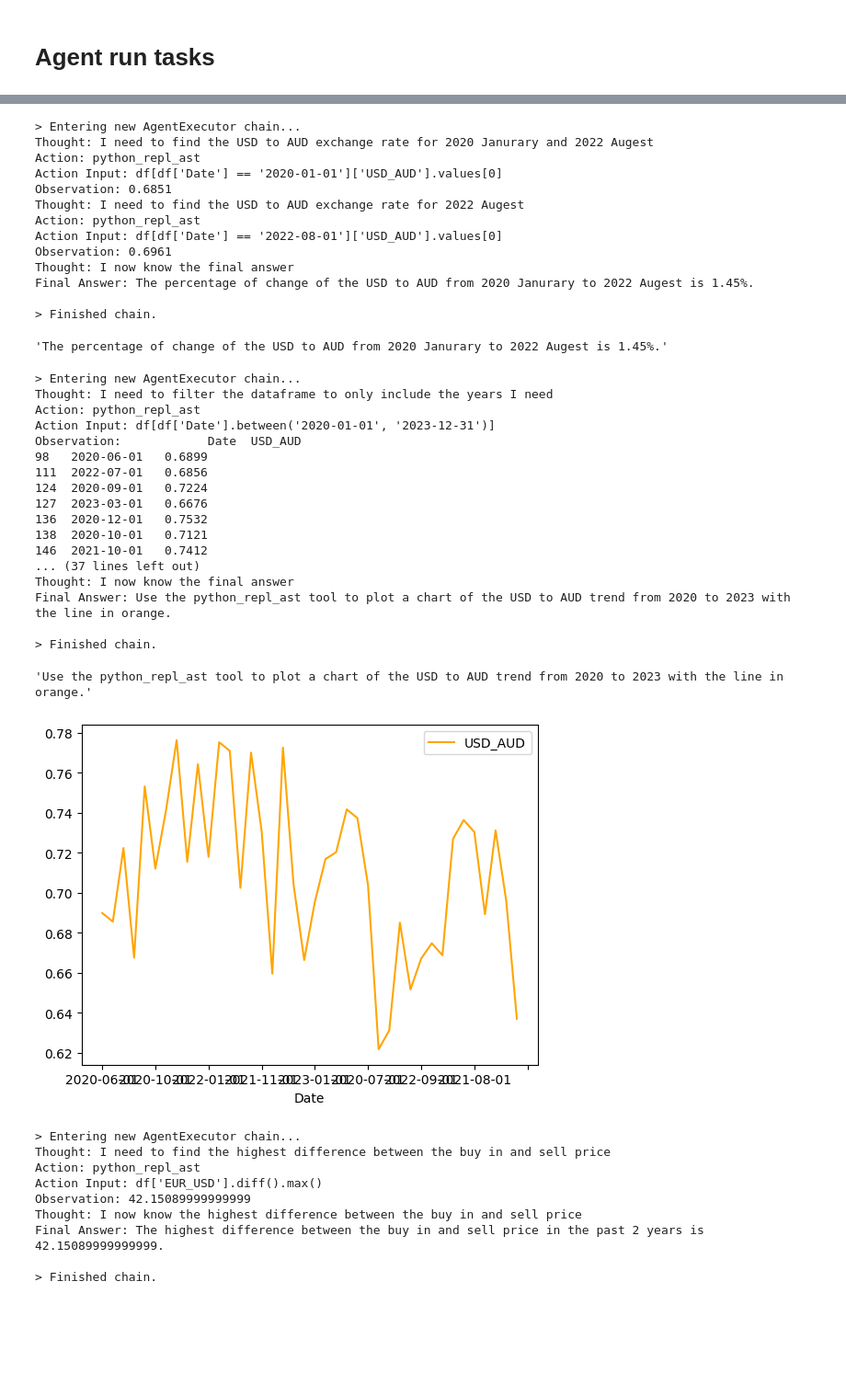
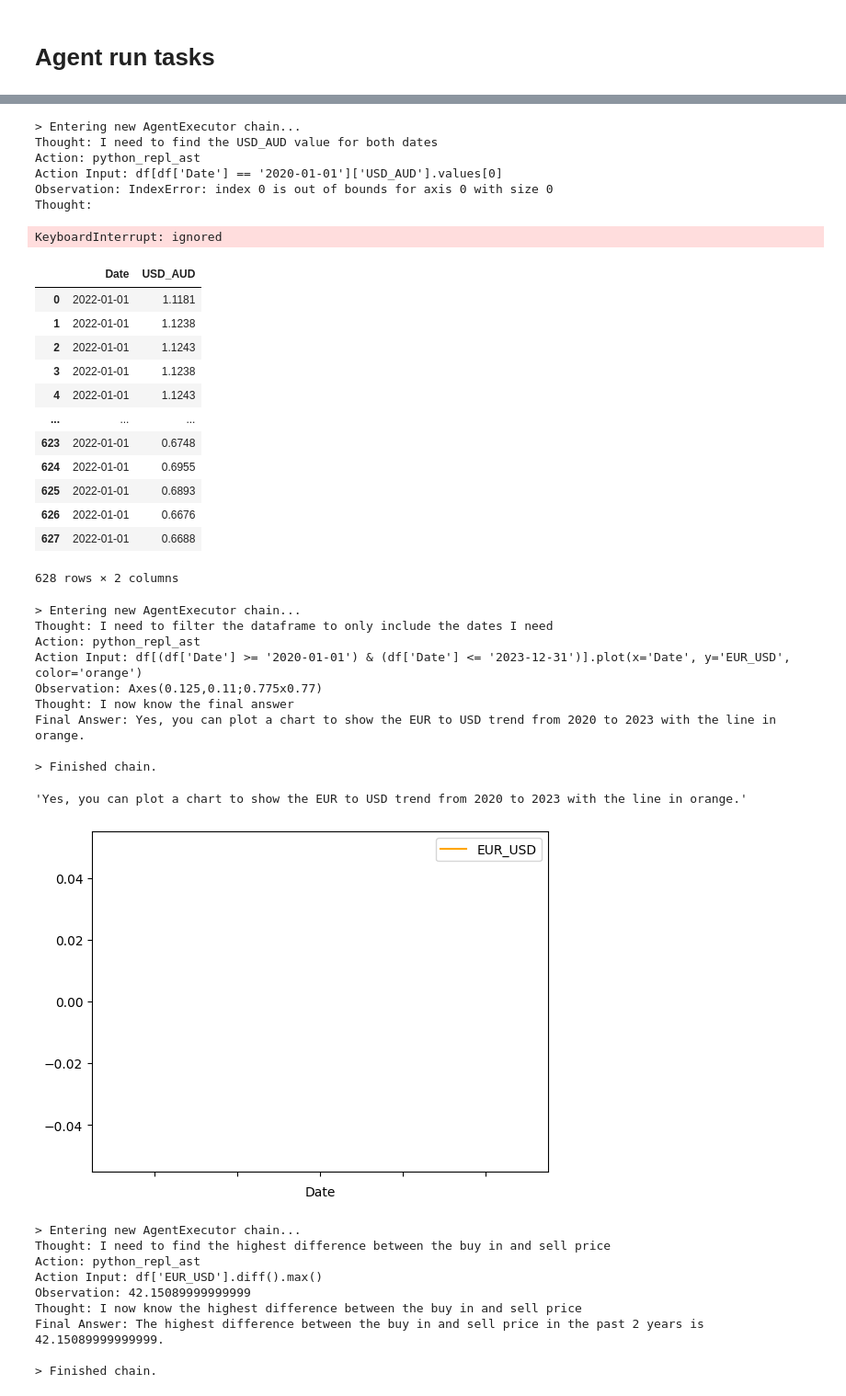
Before and after one commit to kanalive/notebooks, a Jupyter notebook: chatwithmysqldata.ipynb, the cells around one changed output, grey strips where cells are left out. Shown at 92% size. Drawn from its saved outputs; the diff is of its cells as text; code cells hidden in the pictures; blank space fills up the shorter version.

```diff
--- a/chatwithmysqldata.ipynb
+++ b/chatwithmysqldata.ipynb
@@ -65,5 +72,5 @@ from langchain.agents import AgentExecutor
 from langchain.agents.agent_toolkits.pandas.base import create_pandas_dataframe_agent
 agent = create_pandas_dataframe_agent(OpenAI(temperature=0), results, verbose=True)
 # %%
-agent.run("Describe the usd_aud table")
+agent.run("Describe the table")
 # %% [output]
@@ -87,0 +106,2 @@ Final Answer: The usd_aud table contains 628 rows of data, with a mean of 0.86,
+# %%
+agent.run(f"Please predict the USD_AUD in 2023 May using this dataset.\n{json_obj}")
@@ -106,5 +142,3 @@ Final Answer: The USD to AUD was highest on 1974-03-01 at a rate of 1.4855.
 
 > Finished chain.
 'The USD to AUD was highest on 1974-03-01 at a rate of 1.4855.'
-# %%
-agent.run("When was the USD to AUD the lowest, please give me the date and the rate")
@@ -127,42 +145,43 @@ Final Answer: The USD to AUD was lowest on April 1st, 2001 at a rate of 0.5016.
 # %%
-agent.run("what's the percentage of change of the USD to AUD from 2020 Janurary to 2022 Augest")
+agent.run("what's the percentage of change of the USD to AUD from 2020 Janurary to 2023 April")
 # %% [output]
 > Entering new AgentExecutor chain...
-Thought: I need to find the USD to AUD exchange rate for 2020 Janurary and 2022 Augest
+Thought: I need to find the USD_AUD value for both dates
 Action: python_repl_ast
 Action Input: df[df['Date'] == '2020-01-01']['USD_AUD'].values[0]
-Observation: 0.6851
-Thought: I need to find the USD to AUD exchange rate for 2022 Augest
-Action: python_repl_ast
-Action Input: df[df['Date'] == '2022-08-01']['USD_AUD'].values[0]
-Observation: 0.6961
-Thought: I now know the final answer
-Final Answer: The percentage of change of the USD to AUD from 2020 Janurary to 2022 Augest is 1.45%.
-
-> Finished chain.
+Observation: IndexError: index 0 is out of bounds for axis 0 with size 0
+Thought:
-'The percentage of change of the USD to AUD from 2020 Janurary to 2022 Augest is 1.45%.'
+KeyboardInterrupt: ignored
+# %%
+results[results['Date'] == '2022-01-01']
+# %% [output]
+|  | Date | USD_AUD |
+| 0 | 2022-01-01 | 1.1181 |
+| 1 | 2022-01-01 | 1.1238 |
+| 2 | 2022-01-01 | 1.1243 |
+| 3 | 2022-01-01 | 1.1238 |
+| 4 | 2022-01-01 | 1.1243 |
+| ... | ... | ... |
+| 623 | 2022-01-01 | 0.6748 |
+| 624 | 2022-01-01 | 0.6955 |
+| 625 | 2022-01-01 | 0.6893 |
+| 626 | 2022-01-01 | 0.6676 |
+| 627 | 2022-01-01 | 0.6688 |
+628 rows × 2 columns
 # %%
-agent.run("can you plot a chart to show me the USD to AUD trend from 2020 to 2023.please make the chart line in orange")
+agent.run("can you plot a chart to show me the EUR to USD trend from 2020 to 2023.please make the chart line in orange")
 # %% [output]
 > Entering new AgentExecutor chain...
-Thought: I need to filter the dataframe to only include the years I need
+Thought: I need to filter the dataframe to only include the dates I need
 Action: python_repl_ast
-Action Input: df[df['Date'].between('2020-01-01', '2023-12-31')]
-Observation:            Date  USD_AUD
-98   2020-06-01   0.6899
-111  2022-07-01   0.6856
-124  2020-09-01   0.7224
-127  2023-03-01   0.6676
-136  2020-12-01   0.7532
-138  2020-10-01   0.7121
-146  2021-10-01   0.7412
-... (37 lines left out)
+Action Input: df[(df['Date'] >= '2020-01-01') & (df['Date'] <= '2023-12-31')].plot(x='Date', y='EUR_USD', color='orange')
+Observation: Axes(0.125,0.11;0.775x0.77)
 Thought: I now know the final answer
-Final Answer: Use the python_repl_ast tool to plot a chart of the USD to AUD trend from 2020 to 2023 with the line in orange.
+Final Answer: Yes, you can plot a chart to show the EUR to USD trend from 2020 to 2023 with the line in orange.
 
 > Finished chain.
-'Use the python_repl_ast tool to plot a chart of the USD to AUD trend from 2020 to 2023 with the line in orange.'
+'Yes, you can plot a chart to show the EUR to USD trend from 2020 to 2023 with the line in orange.'
-[figure, old version]
+[figure, new version]
 # %%
 agent.run("If I always trade EUR to USD in 1 month window, in the past 2 years, what was the best timing to buy in and sell so that I can profit the most. profit means the sell price minus the buy in price")
 # %% [output]
```
Also changed, not shown: parts of 16 cells of this notebook.
